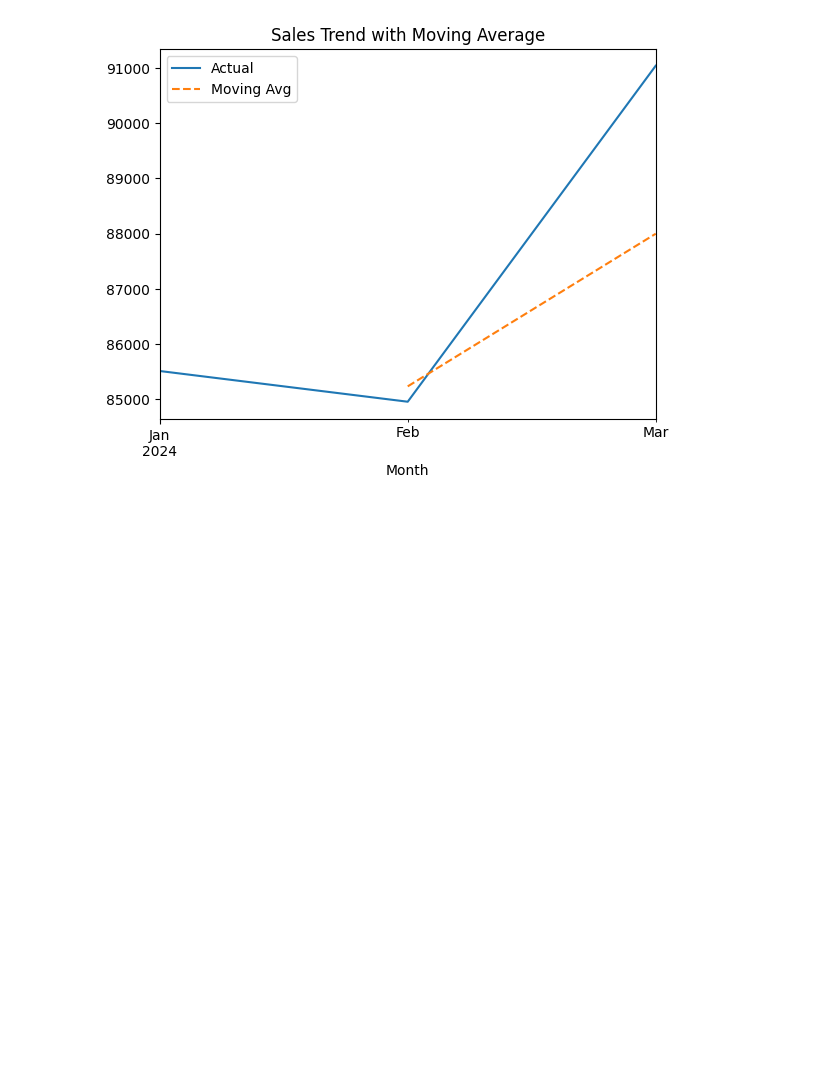
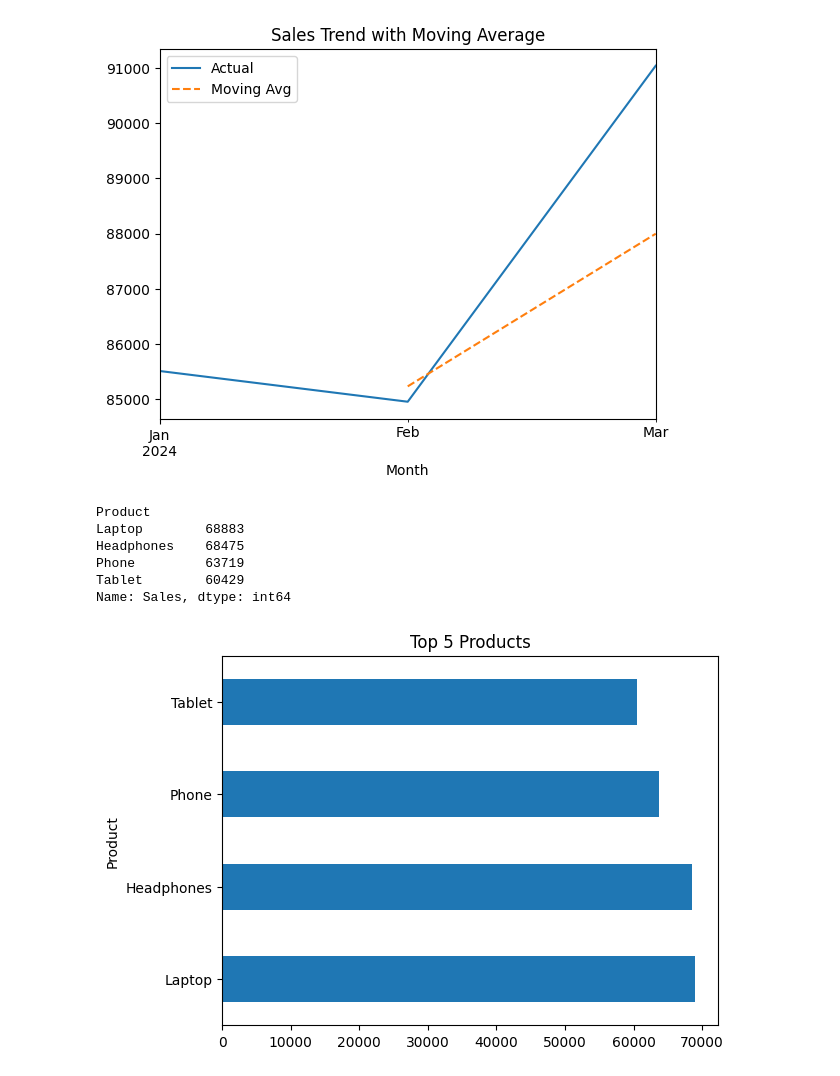
Before and after one commit to manjunathmadri/sales-data-analysis, a Jupyter notebook: notebooks/analysis.ipynb, the cells around one changed output. Saved outputs shown, nothing was run; the diff lists cells and outputs as text; code cells hidden in the pictures; blank space fills up the shorter version.

```diff
--- a/notebooks/analysis.ipynb
+++ b/notebooks/analysis.ipynb
@@ -157,3 +162,19 @@ plt.title("Sales Trend with Moving Average")
 plt.show()
 # %% [output]
 [figure]
+# %%
+# Top 5 Products
+top_products = df.groupby("Product")["Sales"].sum().nlargest(5)
+
+print(top_products)
+
+top_products.plot(kind="barh", title="Top 5 Products")
+plt.show()
+# %% [output]
+Product
+Laptop        68883
+Headphones    68475
+Phone         63719
+Tablet        60429
+Name: Sales, dtype: int64
+[figure, added]
```
Also changed, not shown: parts of 4 cells of this notebook.
